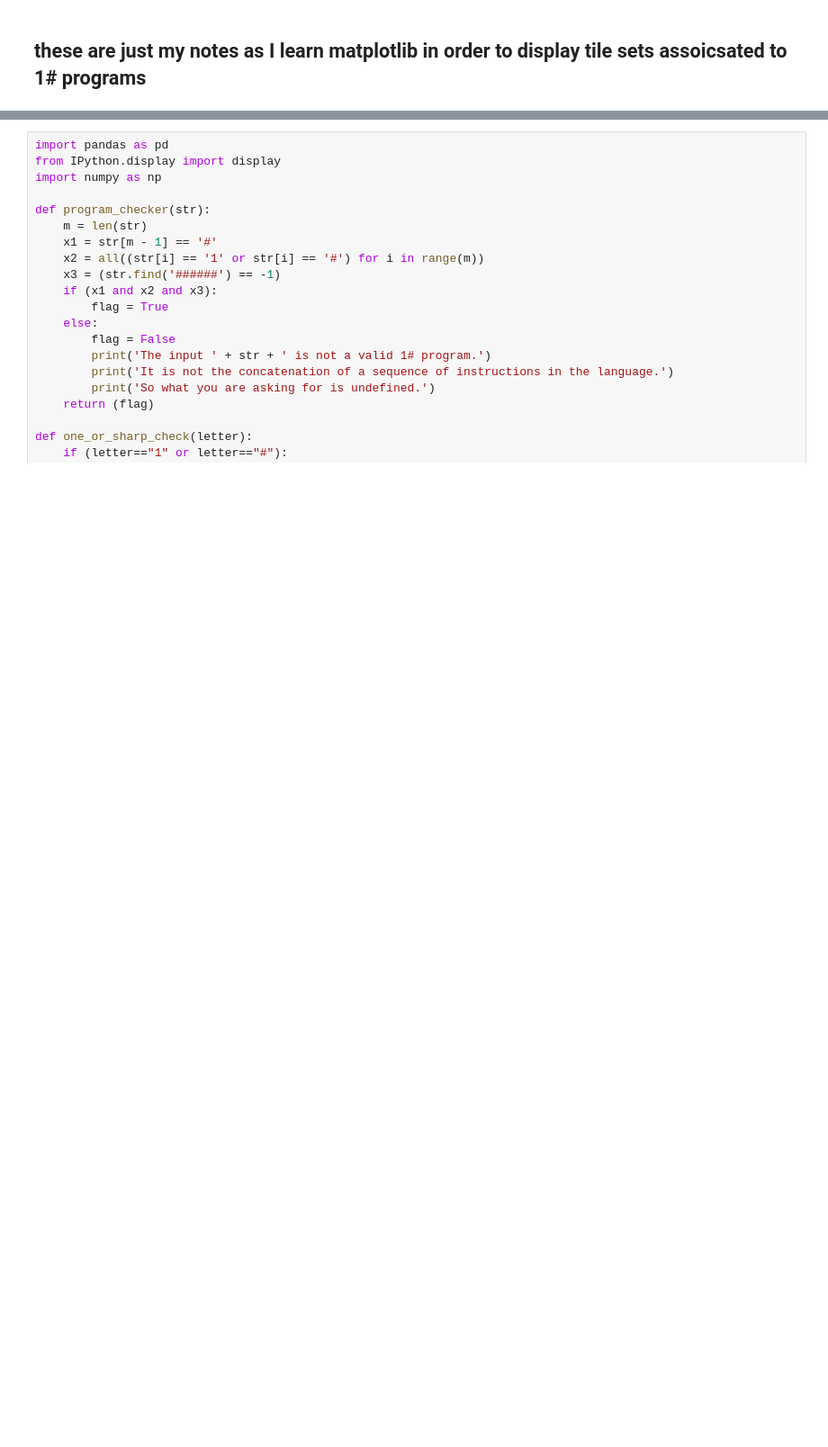
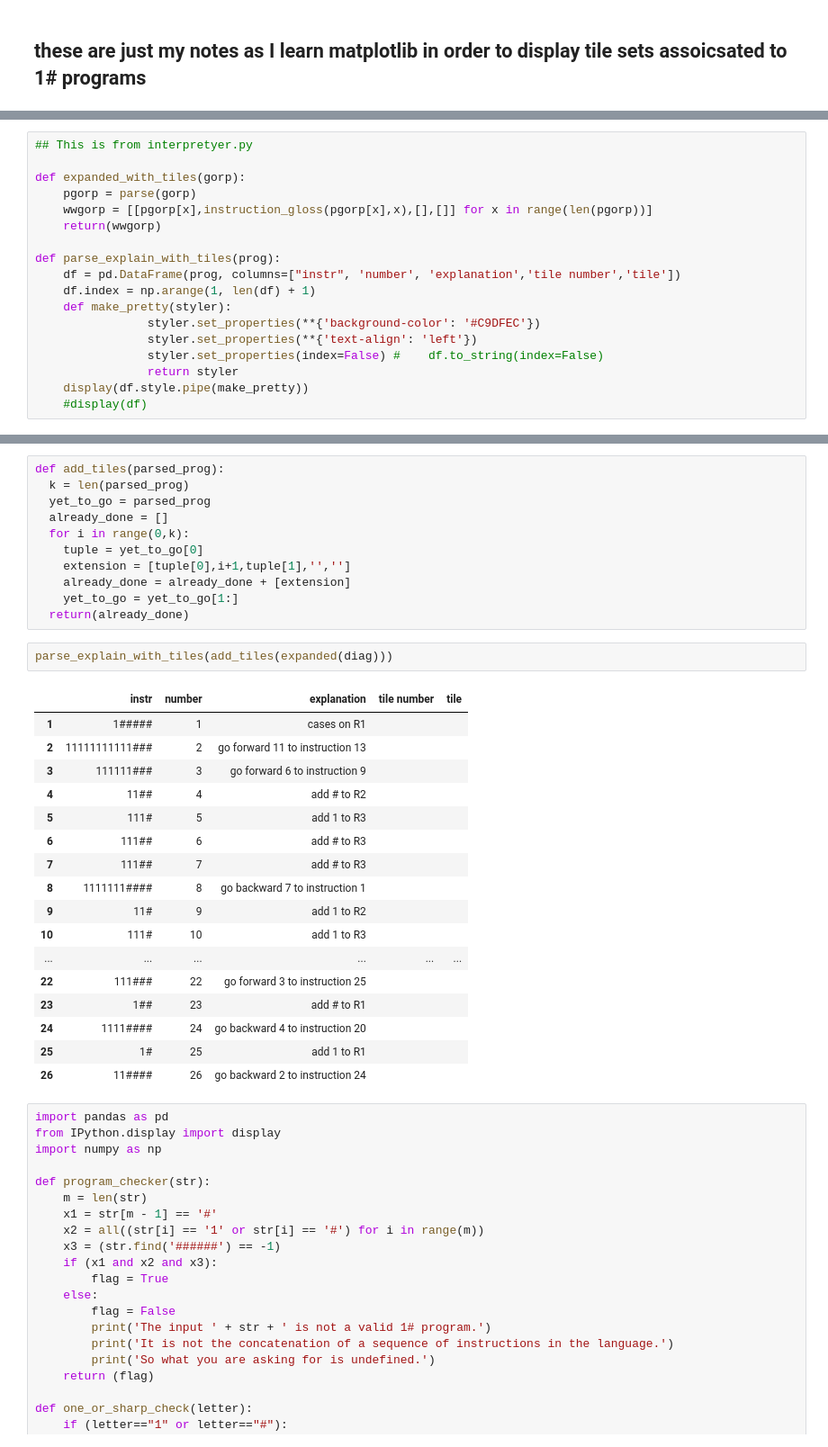
Before and after one commit to lmoss/onesharp, a Jupyter notebook: tiles.ipynb, the cells around one changed output, grey strips where cells are left out. Shown at 90% size. Cells and saved outputs as stored; diff of their text form; blank space fills up the shorter version.

```diff
--- a/tiles.ipynb
+++ b/tiles.ipynb
@@ -4,0 +9,18 @@
+# %%
+## This is from interpretyer.py
+
+def expanded_with_tiles(gorp):
+    pgorp = parse(gorp)
+    wwgorp = [[pgorp[x],instruction_gloss(pgorp[x],x),[],[]] for x in range(len(pgorp))]
+    return(wwgorp)
+
+def parse_explain_with_tiles(prog):
+    df = pd.DataFrame(prog, columns=["instr", 'number', 'explanation','tile number','tile'])
+    df.index = np.arange(1, len(df) + 1)
+    def make_pretty(styler):
+                styler.set_properties(**{'background-color': '#C9DFEC'})
+                styler.set_properties(**{'text-align': 'left'})
+                styler.set_properties(index=False) #    df.to_string(index=False)
+                return styler
+    display(df.style.pipe(make_pretty))
+    #display(df)
@@ -5,3 +37,34 @@
+# %%
+def add_tiles(parsed_prog):
+  k = len(parsed_prog)
+  yet_to_go = parsed_prog
+  already_done = []
+  for i in range(0,k):
+    tuple = yet_to_go[0]
+    extension = [tuple[0],i+1,tuple[1],'','']
+    already_done = already_done + [extension]
+    yet_to_go = yet_to_go[1:]
+  return(already_done)
+# %%
+parse_explain_with_tiles(add_tiles(expanded(diag)))
+# %% [output]
+|  | instr | number | explanation | tile number | tile |
+| 1 | 1##### | 1 | cases on R1 |  |  |
+| 2 | 11111111111### | 2 | go forward 11 to instruction 13 |  |  |
+| 3 | 111111### | 3 | go forward 6 to instruction 9 |  |  |
+| 4 | 11## | 4 | add # to R2 |  |  |
+| 5 | 111# | 5 | add 1 to R3 |  |  |
+| 6 | 111## | 6 | add # to R3 |  |  |
+| 7 | 111## | 7 | add # to R3 |  |  |
+| 8 | 1111111#### | 8 | go backward 7 to instruction 1 |  |  |
+| 9 | 11# | 9 | add 1 to R2 |  |  |
+| 10 | 111# | 10 | add 1 to R3 |  |  |
+| ... | ... | ... | ... | ... | ... |
+| 22 | 111### | 22 | go forward 3 to instruction 25 |  |  |
+| 23 | 1## | 23 | add # to R1 |  |  |
+| 24 | 1111#### | 24 | go backward 4 to instruction 20 |  |  |
+| 25 | 1# | 25 | add 1 to R1 |  |  |
+| 26 | 11#### | 26 | go backward 2 to instruction 24 |  |  |
 # %%
 import pandas as pd
 from IPython.display import display
```
Also changed, not shown: parts of 3 cells of this notebook.
